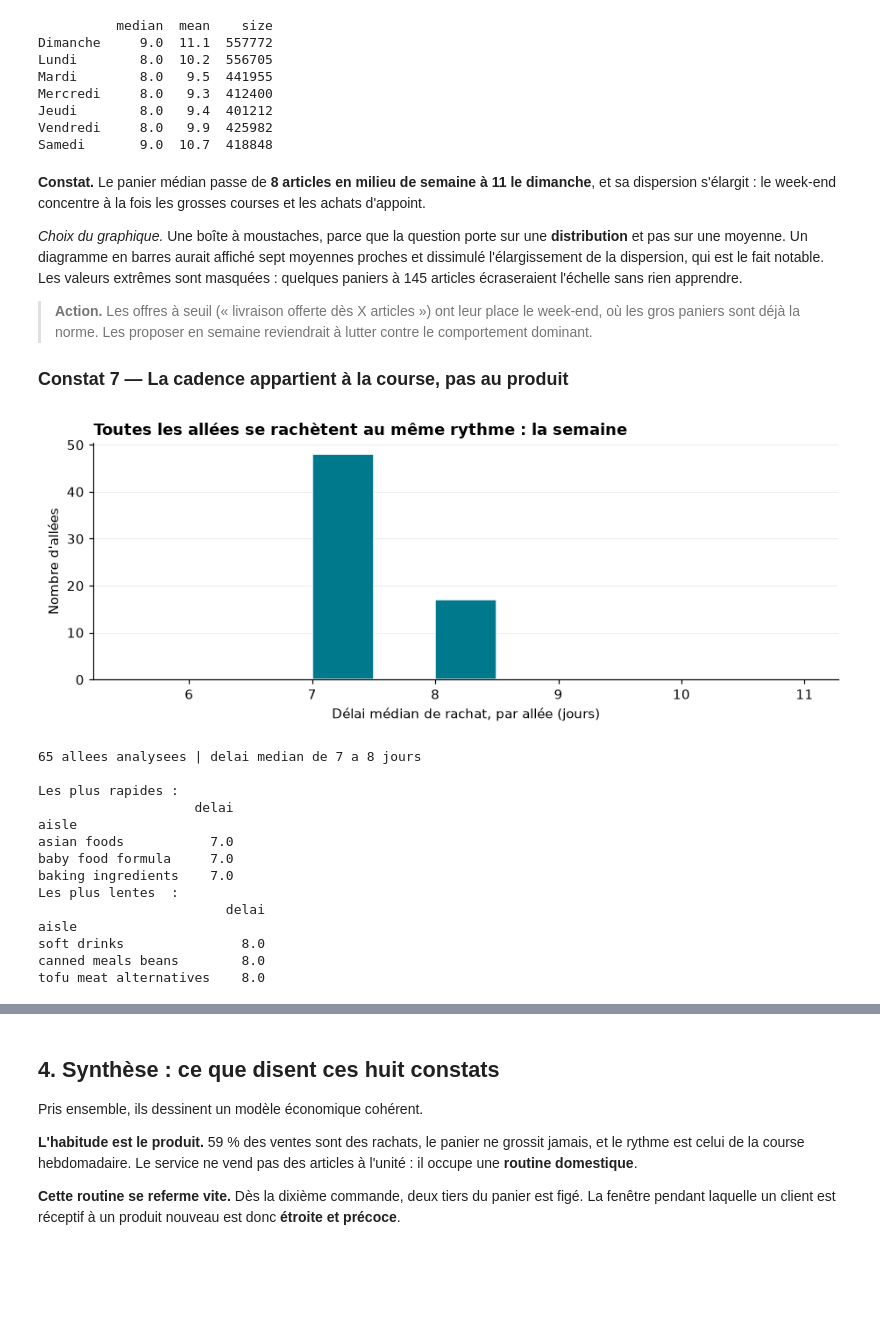
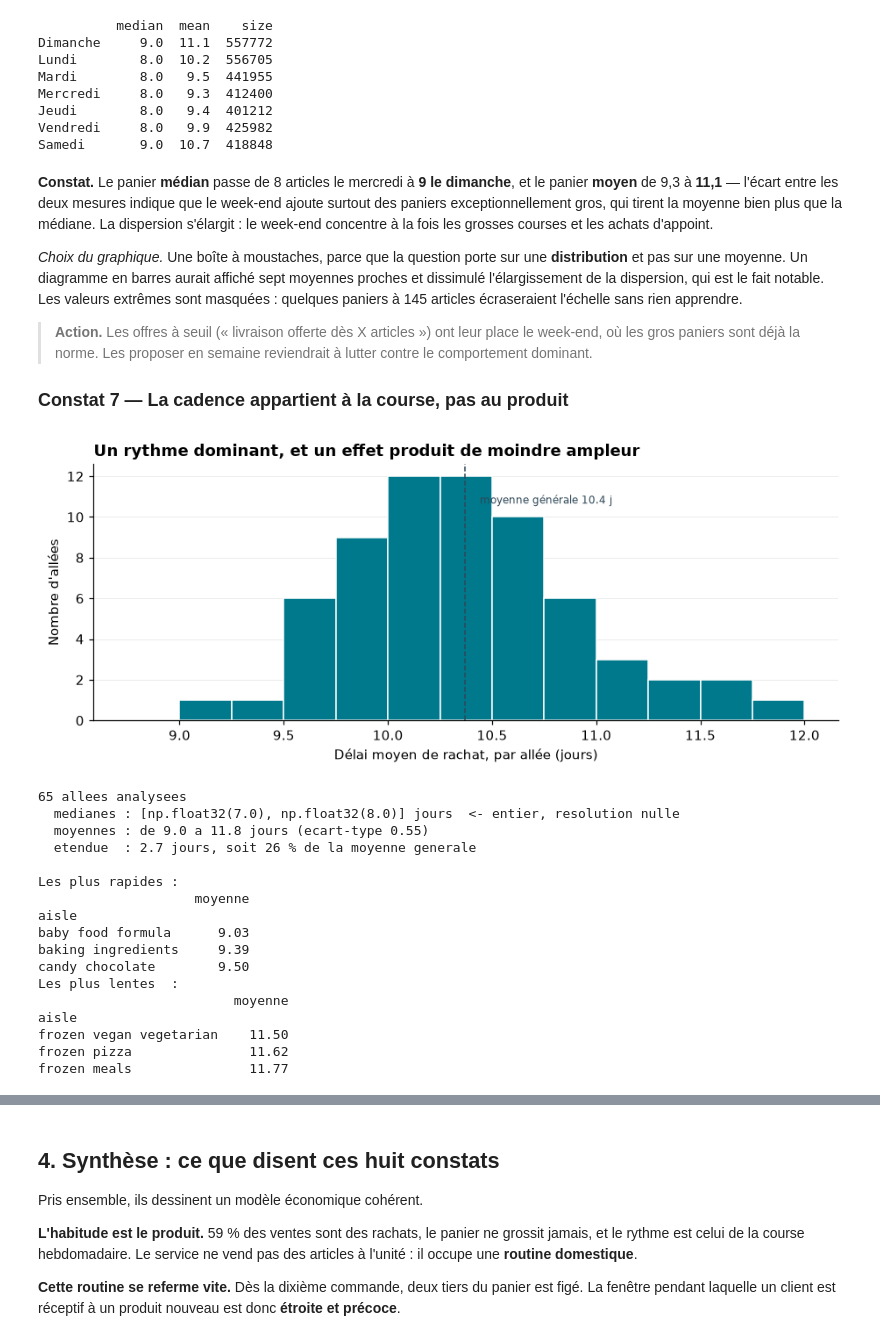
Before and after one commit to Nyomix-V/joja-data-analysis, a Jupyter notebook: 02_projet/analyse.ipynb, the cells around one changed output, grey strips where cells are left out. Cells and saved outputs as stored; diff of their text form; code cells hidden in the pictures; blank space fills up the shorter version.

```diff
--- a/02_projet/analyse.ipynb
+++ b/02_projet/analyse.ipynb
@@ -252,6 +252,20 @@ print("\nIntegrite referentielle verifiee : aucune cle orpheline.")
 Integrite referentielle verifiee : aucune cle orpheline.
 # %%
 # --- catalogue enrichi, puis jointure unique ---
+catalogue = prod.merge(ais, on="aisle_id").merge(dep, on="department_id")
+
+# Les libelles sont en anglais dans la source : on les traduit pour la lisibilite
+# des graphiques. "missing" designe les produits sans rayon renseigne (0,2 % des lignes).
+RAYONS_FR = {
+    "dairy eggs":"Produits laitiers, œufs", "beverages":"Boissons", "produce":"Fruits & légumes",
+    "bakery":"Boulangerie", "deli":"Traiteur", "pets":"Animalerie", "babies":"Bébé",
+    "bulk":"Vrac", "snacks":"Snacks", "alcohol":"Alcools", "meat seafood":"Viande & poisson",
+    "breakfast":"Petit-déjeuner", "frozen":"Surgelés", "dry goods pasta":"Épicerie sèche",
+    "canned goods":"Conserves", "other":"Autres", "household":"Entretien",
+    "missing":"Non renseigné", "international":"Cuisine du monde",
+    "pantry":"Épicerie salée", "personal care":"Hygiène",
+}
+dep["department"] = dep["department"].map(RAYONS_FR).fillna(dep["department"])
 catalogue = prod.merge(ais, on="aisle_id").merge(dep, on="department_id")
 for c in ["product_name", "aisle", "department"]:
     catalogue[c] = catalogue[c].astype("category")
@@ -562,8 +583,10 @@ Jeudi        8.0   9.4  401212
 Vendredi     8.0   9.9  425982
 Samedi       9.0  10.7  418848
 # %% [markdown]
-**Constat.** Le panier médian passe de **8 articles en milieu de semaine à 11 le
-dimanche**, et sa dispersion s'élargit : le week-end concentre à la fois les grosses
+**Constat.** Le panier **médian** passe de 8 articles le mercredi à **9 le dimanche**, et
+le panier **moyen** de 9,3 à **11,1** — l'écart entre les deux mesures indique que le
+week-end ajoute surtout des paniers exceptionnellement gros, qui tirent la moyenne bien
+plus que la médiane. La dispersion s'élargit : le week-end concentre à la fois les grosses
 courses et les achats d'appoint.
 
 *Choix du graphique.* Une boîte à moustaches, parce que la question porte sur une
@@ -578,36 +601,54 @@ l'échelle sans rien apprendre.
 
 ### Constat 7 — La cadence appartient à la course, pas au produit
 # %%
+# ATTENTION : days_since_prior_order est une variable ENTIERE. Sa mediane par allee
+# tombe donc toujours sur 7 ou 8, ce qui donnerait l illusion d une platitude parfaite.
+# On utilise la MOYENNE, seule a offrir la resolution necessaire.
 cad = df[df.reordered == 1].groupby("aisle", observed=True).agg(
-        delai=("days_since_prior_order","median"), n=("order_id","size"))
-cad = cad[cad.n > 50000].sort_values("delai")
+        moyenne=("days_since_prior_order", "mean"),
+        mediane=("days_since_prior_order", "median"),
+        n=("order_id", "size"))
+cad = cad[cad.n > 50000].sort_values("moyenne")
 
-fig, ax = plt.subplots(figsize=(8.5, 3.4))
-ax.hist(cad.delai, bins=np.arange(5.5, 11.5, .5), color=ACCENT, edgecolor="white")
-ax.set_xlabel("Délai médian de rachat, par allée (jours)")
+fig, ax = plt.subplots(figsize=(8.5, 3.6))
+ax.hist(cad.moyenne, bins=np.arange(8.75, 12.25, .25), color=ACCENT, edgecolor="white")
+ax.axvline(cad.moyenne.mean(), color=ENCRE, ls="--", lw=1)
+ax.text(cad.moyenne.mean() + .07, ax.get_ylim()[1] * .88,
+        f"moyenne générale {cad.moyenne.mean():.1f} j", fontsize=8, color=ENCRE,
+        ha="left", va="top")
+ax.set_xlabel("Délai moyen de rachat, par allée (jours)")
 ax.set_ylabel("Nombre d'allées")
-ax.set_title("Toutes les allées se rachètent au même rythme : la semaine",
+ax.set_title("Un rythme dominant, et un effet produit de moindre ampleur",
              fontweight="bold", loc="left")
 ax.grid(axis="x", visible=False)
 plt.show()
 
-print(f"{len(cad)} allees analysees | delai median de {cad.delai.min():.0f} "
-      f"a {cad.delai.max():.0f} jours")
-print("\nLes plus rapides :"); print(cad.head(3)[["delai"]].to_string())
-print("Les plus lentes  :"); print(cad.tail(3)[["delai"]].to_string())
+etendue = cad.moyenne.max() - cad.moyenne.min()
+print(f"{len(cad)} allees analysees")
+print(f"  medianes : {sorted(cad.mediane.unique())} jours  <- entier, resolution nulle")
+print(f"  moyennes : de {cad.moyenne.min():.1f} a {cad.moyenne.max():.1f} jours "
+      f"(ecart-type {cad.moyenne.std():.2f})")
+print(f"  etendue  : {etendue:.1f} jours, soit {etendue/cad.moyenne.mean()*100:.0f} %"
+      f" de la moyenne generale")
+print()
+print("Les plus rapides :"); print(cad.head(3)[["moyenne"]].round(2).to_string())
+print("Les plus lentes  :"); print(cad.tail(3)[["moyenne"]].round(2).to_string())
 # %% [output]
-[figure, old version]
+[figure, new version]
-65 allees analysees | delai median de 7 a 8 jours
+65 allees analysees
+  medianes : [np.float32(7.0), np.float32(8.0)] jours  <- entier, resolution nulle
+  moyennes : de 9.0 a 11.8 jours (ecart-type 0.55)
+  etendue  : 2.7 jours, soit 26 % de la moyenne generale
 
 Les plus rapides :
-                    delai
+                    moyenne
 aisle
-asian foods           7.0
-baby food formula     7.0
-baking ingredients    7.0
+baby food formula      9.03
+baking ingredients     9.39
+candy chocolate        9.50
 Les plus lentes  :
-                        delai
+                         moyenne
 aisle
-soft drinks               8.0
-canned meals beans        8.0
-tofu meat alternatives    8.0
+frozen vegan vegetarian    11.50
+frozen pizza               11.62
+frozen meals               11.77
```
Also changed, not shown: parts of 15 cells of this notebook, 3 other files.
